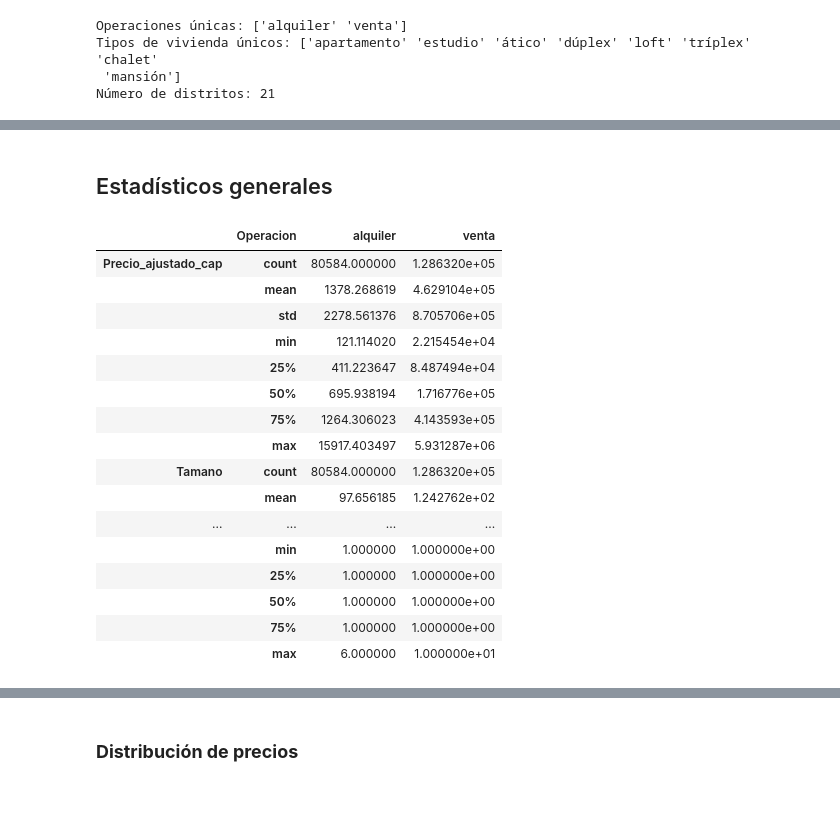
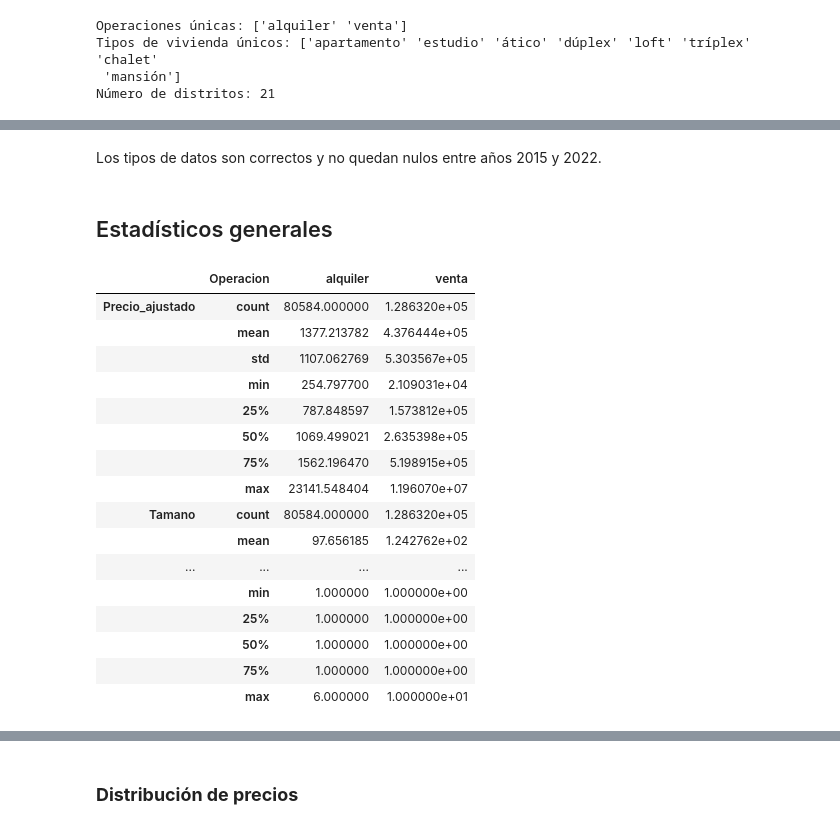
Before and after one commit to JorgeGM8/TFM_Data_Science, a Jupyter notebook: notebooks/EDA_viviendas_2011_2024.ipynb, the cells around one changed output, grey strips where cells are left out. Saved outputs shown, nothing was run; the diff lists cells and outputs as text; code cells hidden in the pictures; blank space fills up the shorter version.

Commit message:
Finalizado EDA.
(En proceso) Preprocesamiento y modelado de datos.

```diff
--- a/notebooks/EDA_viviendas_2011_2024.ipynb
+++ b/notebooks/EDA_viviendas_2011_2024.ipynb
@@ -139,2 +165,0 @@ Existen más del 95% de nulos en ambas columnas, por lo que imputarlos no sería
-# %%
-df = df.drop(columns=['Ano_construccion', 'Ano_reforma'])
@@ -238,23 +223,0 @@ Total outliers alquiler (flag=1): 1612
-# %%
-# Filtrar solo venta
-venta = df[df["Operacion"]=="venta"]["Precio_ajustado"]
-
-# 1) Percentiles P1 y P99
-p1 = venta.quantile(0.01)
-p99 = venta.quantile(0.99)
-
-print(f"Rango para capado (P1–P99): {p1:.2f} - {p99:.2f}")
-
-# 2) Columna capada
-df.loc[df["Operacion"]=="venta", "Precio_ajustado_cap"] = \
-    df.loc[df["Operacion"]=="venta", "Precio_ajustado"].clip(lower=p1, upper=p99)
-
-# 3) Flag de outlier
-df["Precio_venta_outlier"] = 0
-df.loc[(df["Operacion"]=="venta") &
-       ((df["Precio_ajustado"] < p1) | (df["Precio_ajustado"] > p99)),
-       "Precio_venta_outlier"] = 1
-
-# 4) Verificación
-print("Total outliers venta (flag=1):", df["Precio_venta_outlier"].sum())
-print(df[df["Operacion"]=="venta"][["Precio_ajustado","Precio_ajustado_cap","Precio_venta_outlier"]].head(10))
@@ -300,16 +273,0 @@ dtype: int64
-# %%
-# Crear bandera de nulos antes de imputar
-df["Planta_na"] = df["Planta"].isna().astype(int)
-
-# Calcular la mediana de Planta por distrito
-medianas = df.groupby("Distrito")["Planta"].transform("median")
-
-# Imputar nulos en la misma columna Planta
-df["Planta"] = df["Planta"].fillna(medianas)
-
-# Convertir a entero (ya no debería haber decimales)
-df["Planta"] = df["Planta"].round().astype(int)
-
-# Verificación
-print("Nulos en Planta:", df["Planta"].isna().sum())
-print(df[["Planta", "Planta_na"]].head(15))
@@ -398,17 +312,19 @@ Planta_na                      int32      0      0.0
+# %% [markdown]
+Los tipos de datos son correctos y no quedan nulos entre años 2015 y 2022.
 # %% [markdown]
 ## Estadísticos generales
 # %%
-df.groupby("Operacion")[["Precio_ajustado_cap","Tamano","Habitaciones","Banos"]].describe().T
+df.groupby("Operacion")[["Precio_ajustado","Tamano","Habitaciones","Banos"]].describe().T
 # %% [output]
 |  | Operacion | alquiler | venta |
-| Precio_ajustado_cap | count | 80584.000000 | 1.286320e+05 |
-|  | mean | 1378.268619 | 4.629104e+05 |
-|  | std | 2278.561376 | 8.705706e+05 |
-|  | min | 121.114020 | 2.215454e+04 |
-|  | 25% | 411.223647 | 8.487494e+04 |
-|  | 50% | 695.938194 | 1.716776e+05 |
-|  | 75% | 1264.306023 | 4.143593e+05 |
-|  | max | 15917.403497 | 5.931287e+06 |
+| Precio_ajustado | count | 80584.000000 | 1.286320e+05 |
+|  | mean | 1377.213782 | 4.376444e+05 |
+|  | std | 1107.062769 | 5.303567e+05 |
+|  | min | 254.797700 | 2.109031e+04 |
+|  | 25% | 787.848597 | 1.573812e+05 |
+|  | 50% | 1069.499021 | 2.635398e+05 |
+|  | 75% | 1562.196470 | 5.198915e+05 |
+|  | max | 23141.548404 | 1.196070e+07 |
 | Tamano | count | 80584.000000 | 1.286320e+05 |
 |  | mean | 97.656185 | 1.242762e+02 |
 | ... | ... | ... | ... |
```
Also changed, not shown: parts of 39 cells of this notebook, 4 other files.
